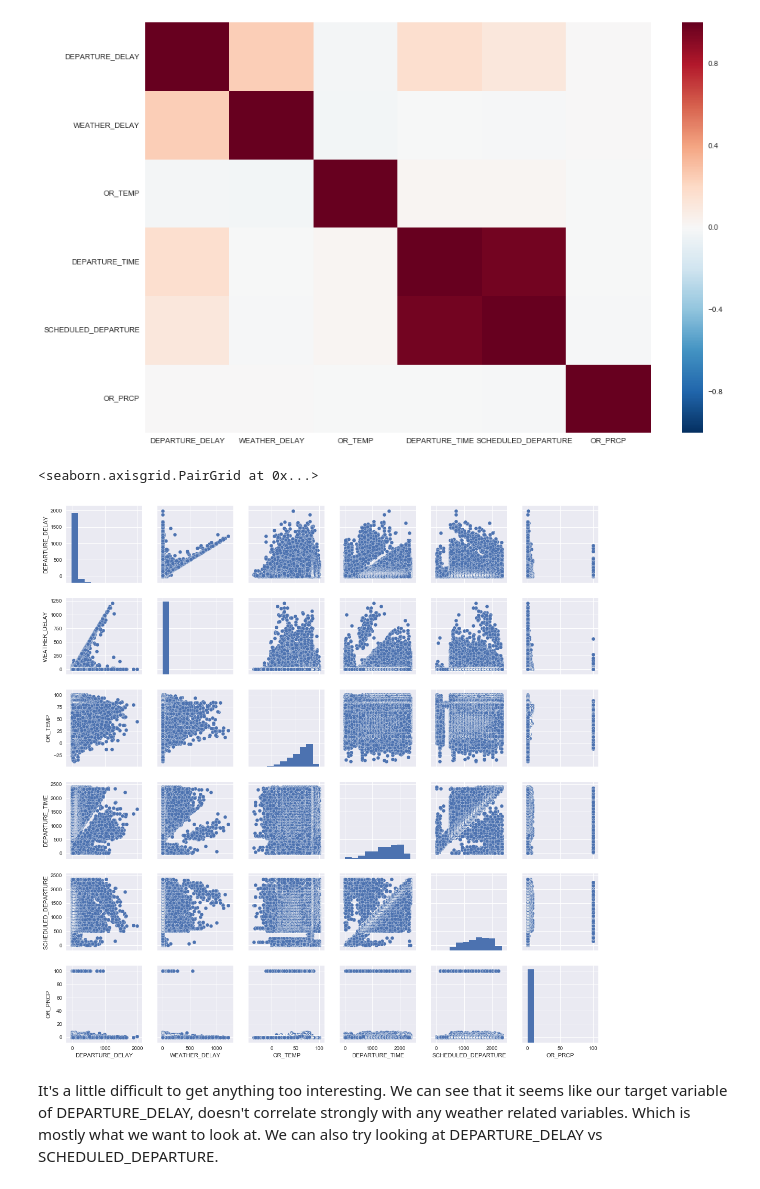
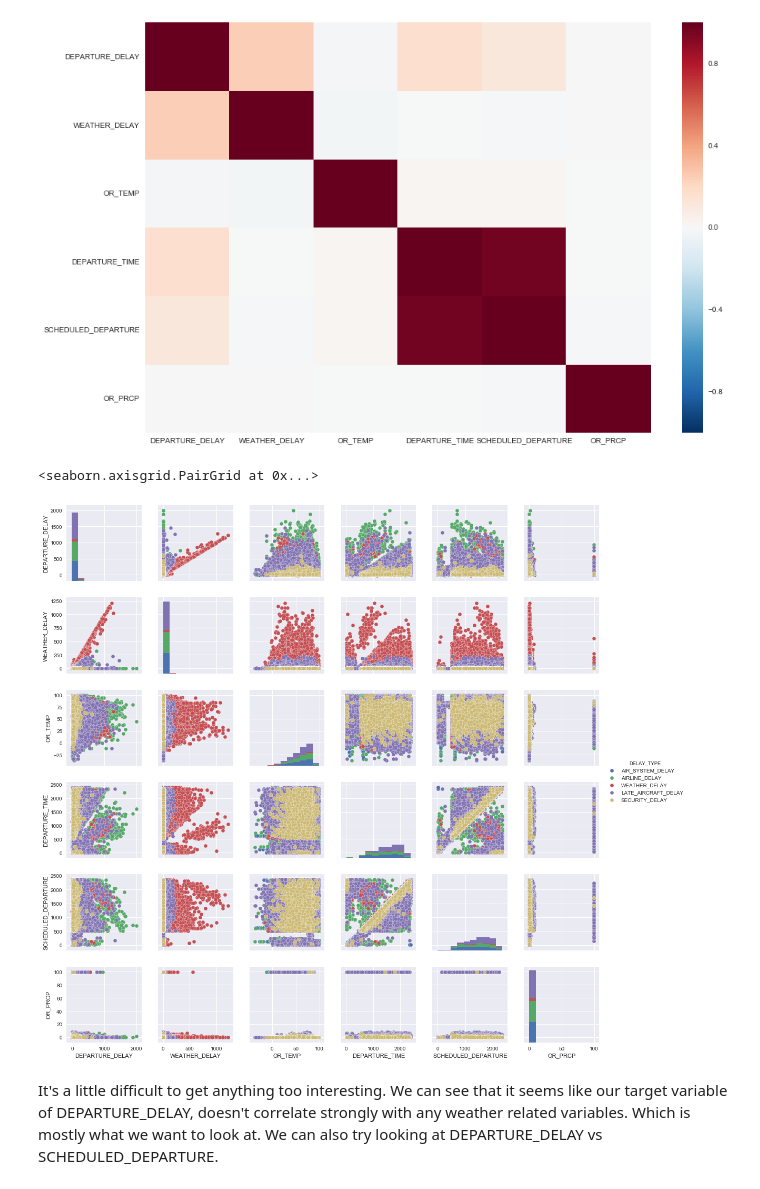
Before and after one commit to UNCG-CSE/Volag, a Jupyter notebook: src/decision_trees.ipynb, the cells around one changed output. Saved outputs shown, nothing was run; the diff lists cells and outputs as text; code cells hidden in the pictures.

Commit message:
classified delay types and reporduced pairplot

```diff
--- a/src/decision_trees.ipynb
+++ b/src/decision_trees.ipynb
@@ -54,7 +54,7 @@ fw_df.head()
 Let's get rid of the Unnamed column and add a new column called label which labels each as delayed
 or not.
 # %%
-#fw_df.drop('Unnamed: 0', axis=1, inplace=True)
+fw_df.drop('Unnamed: 0', axis=1, inplace=True)
 fw_df.head()
 # %% [output]
 |  | YEAR | MONTH | DAY | DAY_OF_WEEK | AIRLINE | FLIGHT_NUMBER | TAIL_NUMBER | ORIGIN_AIRPORT | ... |
@@ -75,3 +71,16 @@ There is 75 columns, there. Let's create a correlation heatmap and use that
 to select some strongly correlated variables, with which we can produce a
 pair plot to get a little more insight into interesting variable.
 This way we can try to intelligently choose the variables to use as features for our decision tree model.
+# %%
+# label each record delayed or not based on weather
+# if the delay is mostly caused by weather, then we consider it to be a weather delay
+# if not then it's labeled as other, and if it falls within +- 10 min of the SCHEDULED_DEPARTURE then it's not
+# considered delayed.
+#fw_df.dropna(inplace=True)
+fw_df['DELAY_TYPE'] = \
+    fw_df[['AIR_SYSTEM_DELAY',
+           'SECURITY_DELAY',
+           'AIRLINE_DELAY',
+           'LATE_AIRCRAFT_DELAY',
+           'WEATHER_DELAY']].idxmax(axis=1)
+fw_df['DELAY_TYPE'] = fw_df['DELAY_TYPE'].fillna('UNDETERMINED')
@@ -80,7 +109,7 @@ This way we can try to intelligently choose the variables to use as features for
 t = fw_df[[
     'DEPARTURE_DELAY','WEATHER_DELAY',
     'OR_TEMP', 'DEPARTURE_TIME', 'SCHEDULED_DEPARTURE',
-    'ORIGIN_AIRPORT', 'OR_PRCP'
+    'ORIGIN_AIRPORT', 'OR_PRCP', 'DELAY_TYPE'
 ]].copy()
 t['OR_PRCP'].dropna(inplace=True)
 t['OR_PRCP'] = t['OR_PRCP'].apply(lambda x: float(str(x)[:-1]))
@@ -97,10 +126,10 @@ sns.heatmap(
 <matplotlib.axes._subplots.AxesSubplot at 0x...>
 [figure]
 # %%
-sns.pairplot(t.dropna())
+sns.pairplot(t.dropna(), hue='DELAY_TYPE')
 # %% [output]
 <seaborn.axisgrid.PairGrid at 0x...>
-[figure, old version]
+[figure, new version]
 # %% [markdown]
 It's a little difficult to get anything too interesting. We can see that it seems like our target
 variable of DEPARTURE_DELAY, doesn't correlate strongly with any weather related variables. Which
```
Also changed, not shown: parts of 4 cells of this notebook.
